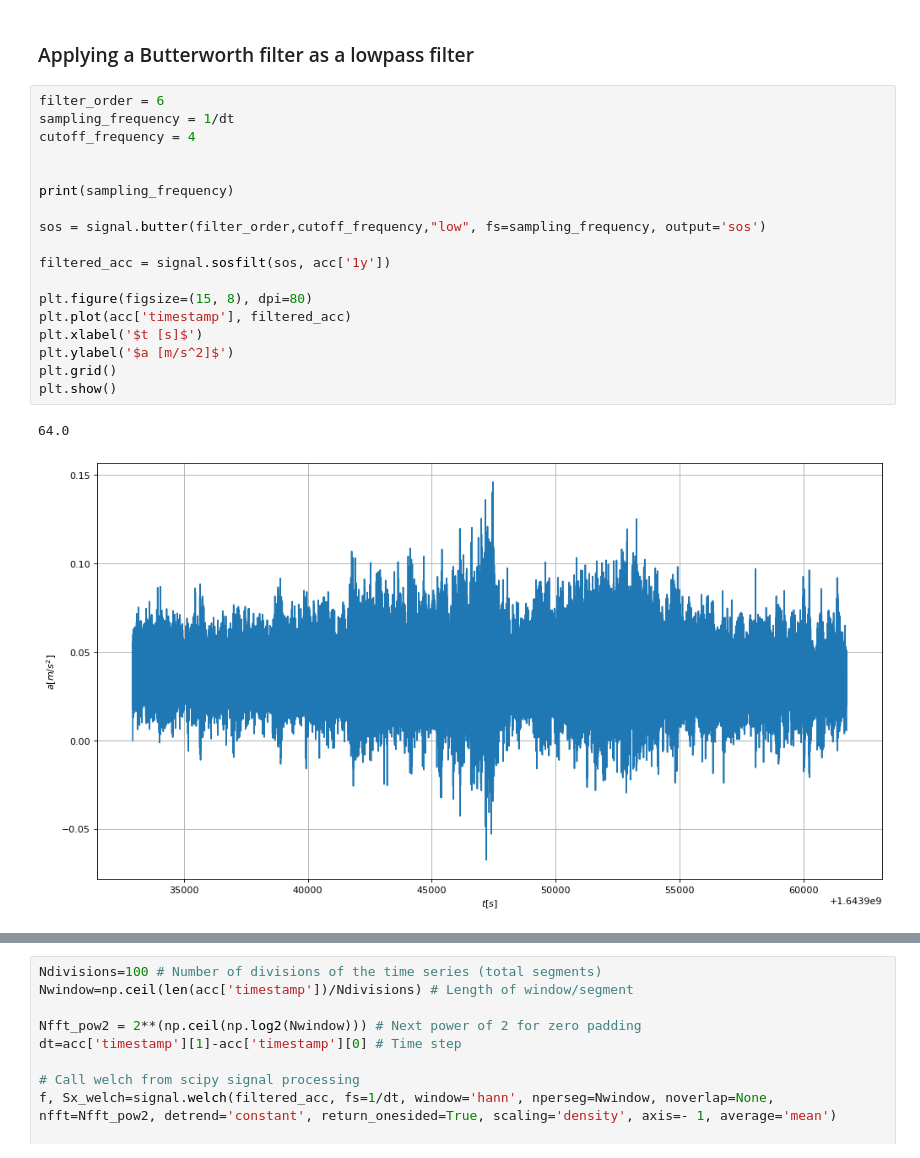
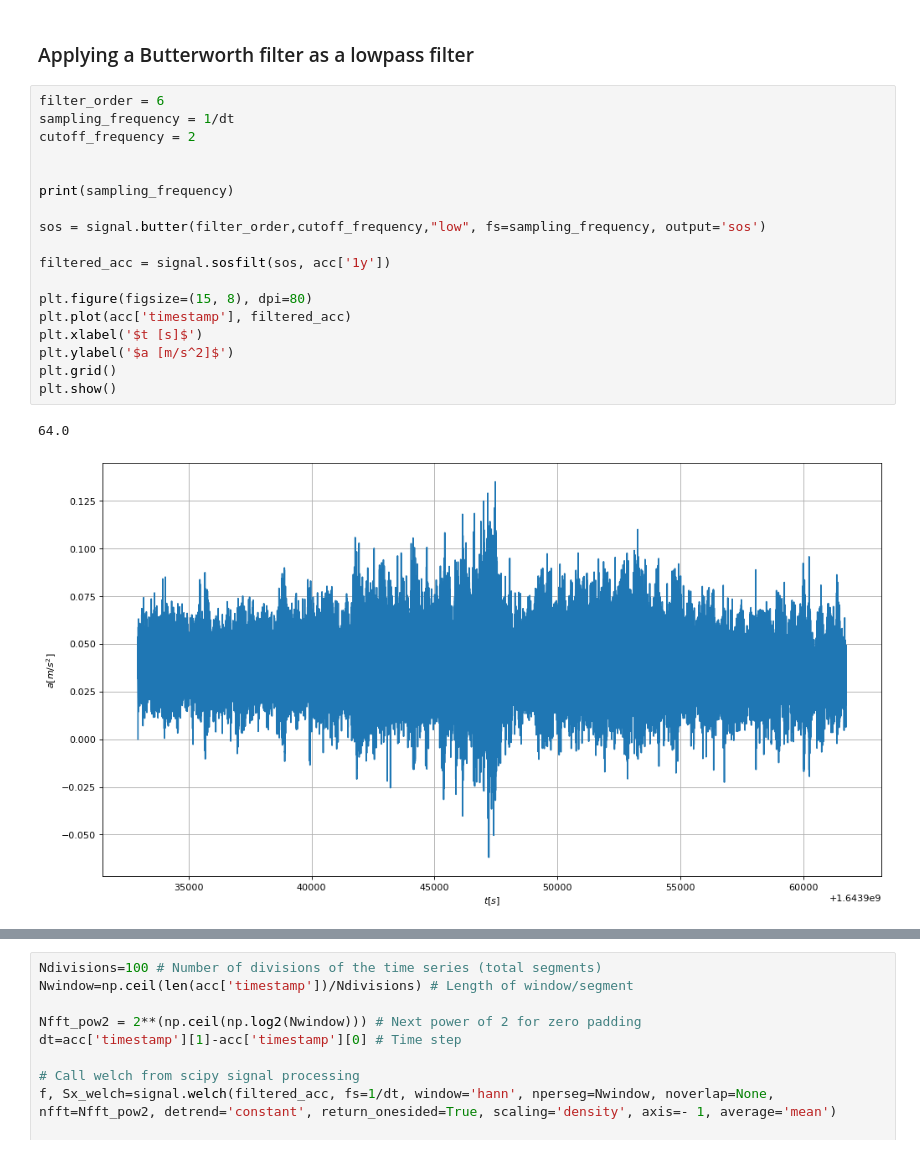
Before and after one commit to emilnebb/AOMA_Halogaland, a Jupyter notebook: data_exploration/acceleration_exploration.ipynb, the cells around one changed output, grey strips where cells are left out. Drawn from its saved outputs; the diff is of its cells as text.

```diff
--- a/data_exploration/acceleration_exploration.ipynb
+++ b/data_exploration/acceleration_exploration.ipynb
@@ -146,24 +146,24 @@ plt.xlim([0, 50])
 # %%
 filter_order = 6
 sampling_frequency = 1/dt
-cutoff_frequency = 4
+cutoff_frequency = 2
 
 
 print(sampling_frequency)
 
 sos = signal.butter(filter_order,cutoff_frequency,"low", fs=sampling_frequency, output='sos')
 
 filtered_acc = signal.sosfilt(sos, acc['1y'])
 
 plt.figure(figsize=(15, 8), dpi=80)
 plt.plot(acc['timestamp'], filtered_acc)
 plt.xlabel('$t [s]$')
 plt.ylabel('$a [m/s^2]$')
 plt.grid()
 plt.show()
 # %% [output]
 64.0
-[figure, old version]
+[figure, new version]
 # %%
 min = 1
 plt.figure(figsize=(15, 8), dpi=80)
```
Also changed, not shown: parts of 8 cells of this notebook.
